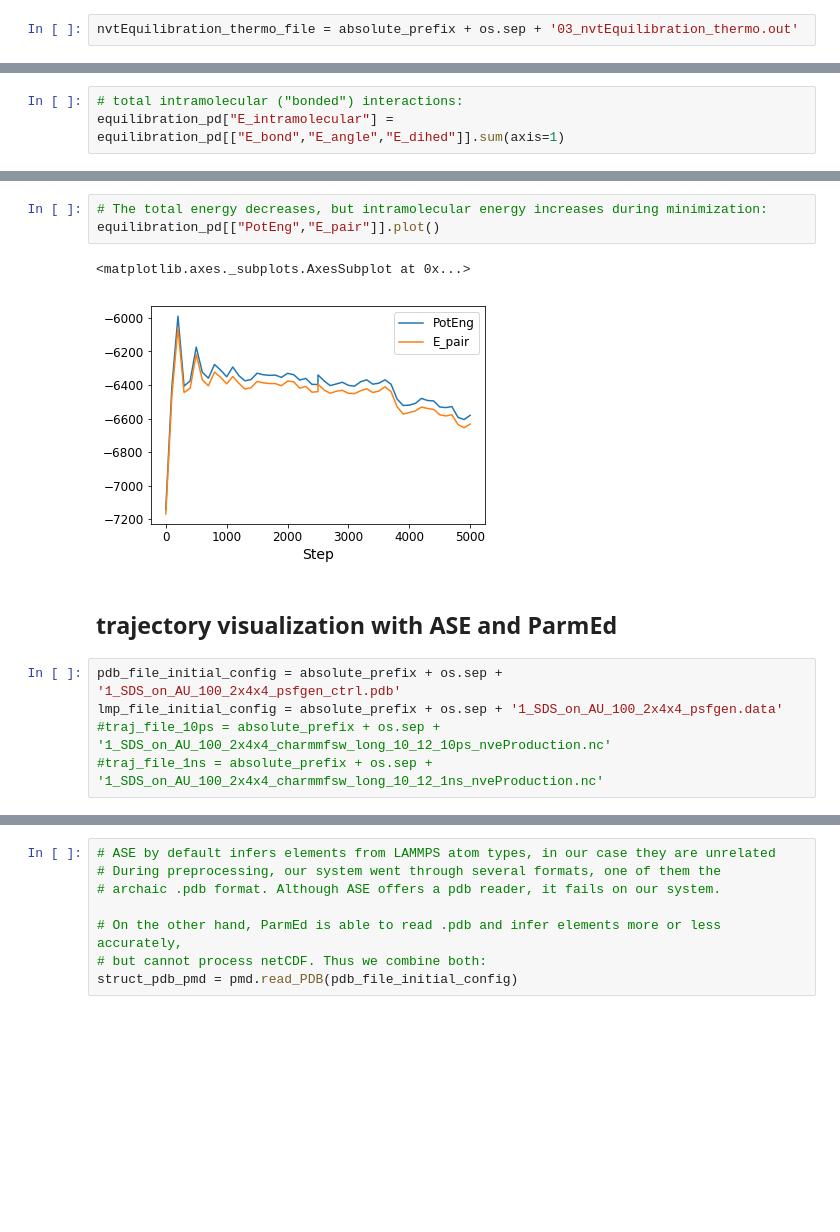
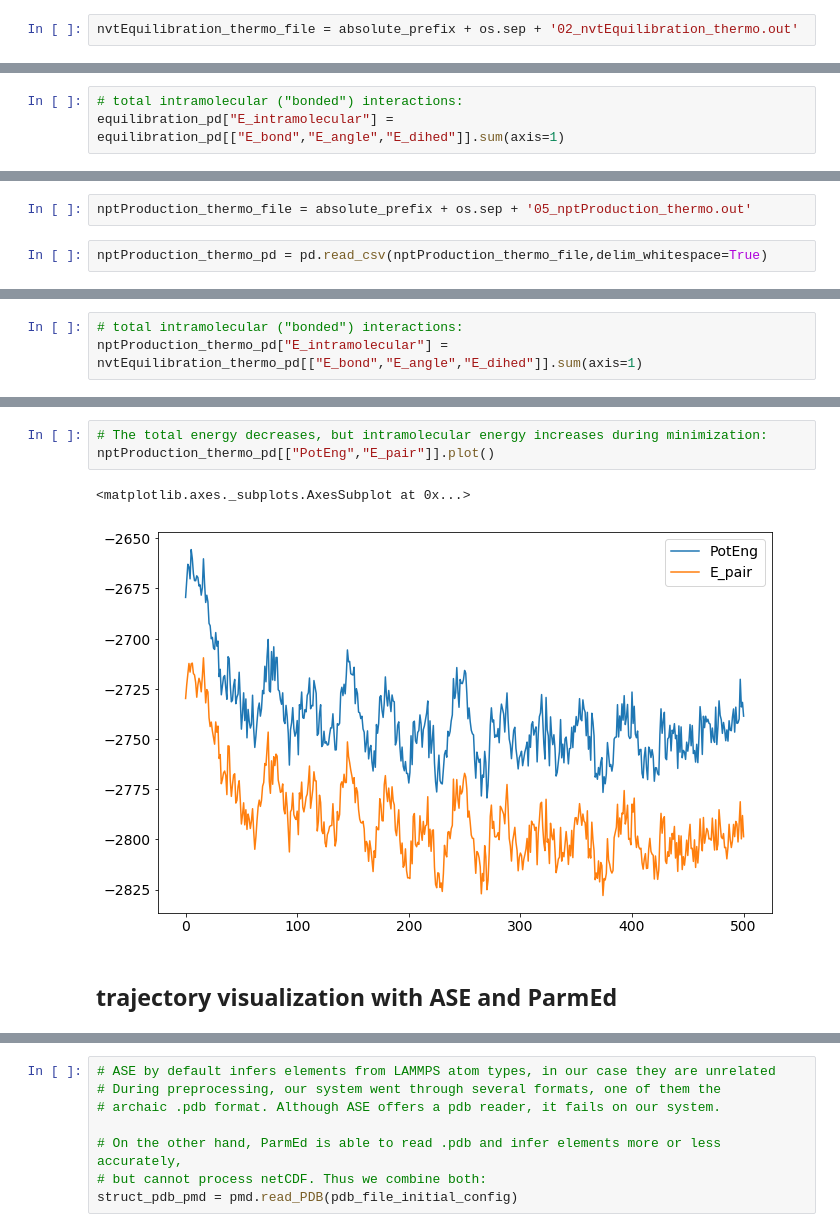
Before and after one commit to jotelha/jlhphd, a Jupyter notebook: postprocessing.ipynb, the cells around one changed output, grey strips where cells are left out. Drawn from its saved outputs; the diff is of its cells as text; blank space fills up the shorter version.

```diff
--- a/postprocessing.ipynb
+++ b/postprocessing.ipynb
@@ -192,5 +197,5 @@ intramolecularEnergyValidationDiff.abs().max() / intramolecularEnergyValidation.
 # %%
-nvtEquilibration_thermo_file = absolute_prefix + os.sep + '03_nvtEquilibration_thermo.out'
+nvtEquilibration_thermo_file = absolute_prefix + os.sep + '02_nvtEquilibration_thermo.out'
 # %%
 nvtEquilibration_thermo_pd = pd.read_csv(nvtEquilibration_thermo_file,delim_whitespace=True)
 # %%
@@ -333,0 +352,4 @@ equilibration_pd[["E_pair","E_vdwl","E_coul","E_long"]].plot() # units?
+# %%
+nptProduction_thermo_file = absolute_prefix + os.sep + '05_nptProduction_thermo.out'
+# %%
+nptProduction_thermo_pd = pd.read_csv(nptProduction_thermo_file,delim_whitespace=True)
@@ -333,0 +398,3 @@ equilibration_pd[["E_pair","E_vdwl","E_coul","E_long"]].plot() # units?
+# %%
+# total intramolecular ("bonded") interactions:
+nptProduction_thermo_pd["E_intramolecular"] = nvtEquilibration_thermo_pd[["E_bond","E_angle","E_dihed"]].sum(axis=1)
@@ -334,13 +412,8 @@ equilibration_pd[["E_pair","E_vdwl","E_coul","E_long"]].plot() # units?
 # %%
 # The total energy decreases, but intramolecular energy increases during minimization:
-equilibration_pd[["PotEng","E_pair"]].plot()
+nptProduction_thermo_pd[["PotEng","E_pair"]].plot()
 # %% [output]
 <matplotlib.axes._subplots.AxesSubplot at 0x...>
-[figure, old version]
+[figure, new version]
 # %% [markdown]
 ## trajectory visualization with ASE and ParmEd
-# %%
-pdb_file_initial_config = absolute_prefix + os.sep + '1_SDS_on_AU_100_2x4x4_psfgen_ctrl.pdb'
-lmp_file_initial_config = absolute_prefix + os.sep + '1_SDS_on_AU_100_2x4x4_psfgen.data'
-#traj_file_10ps = absolute_prefix + os.sep + '1_SDS_on_AU_100_2x4x4_charmmfsw_long_10_12_10ps_nveProduction.nc'
-#traj_file_1ns = absolute_prefix + os.sep + '1_SDS_on_AU_100_2x4x4_charmmfsw_long_10_12_1ns_nveProduction.nc'
```
Also changed, not shown: parts of 87 cells of this notebook, 43 other files.
